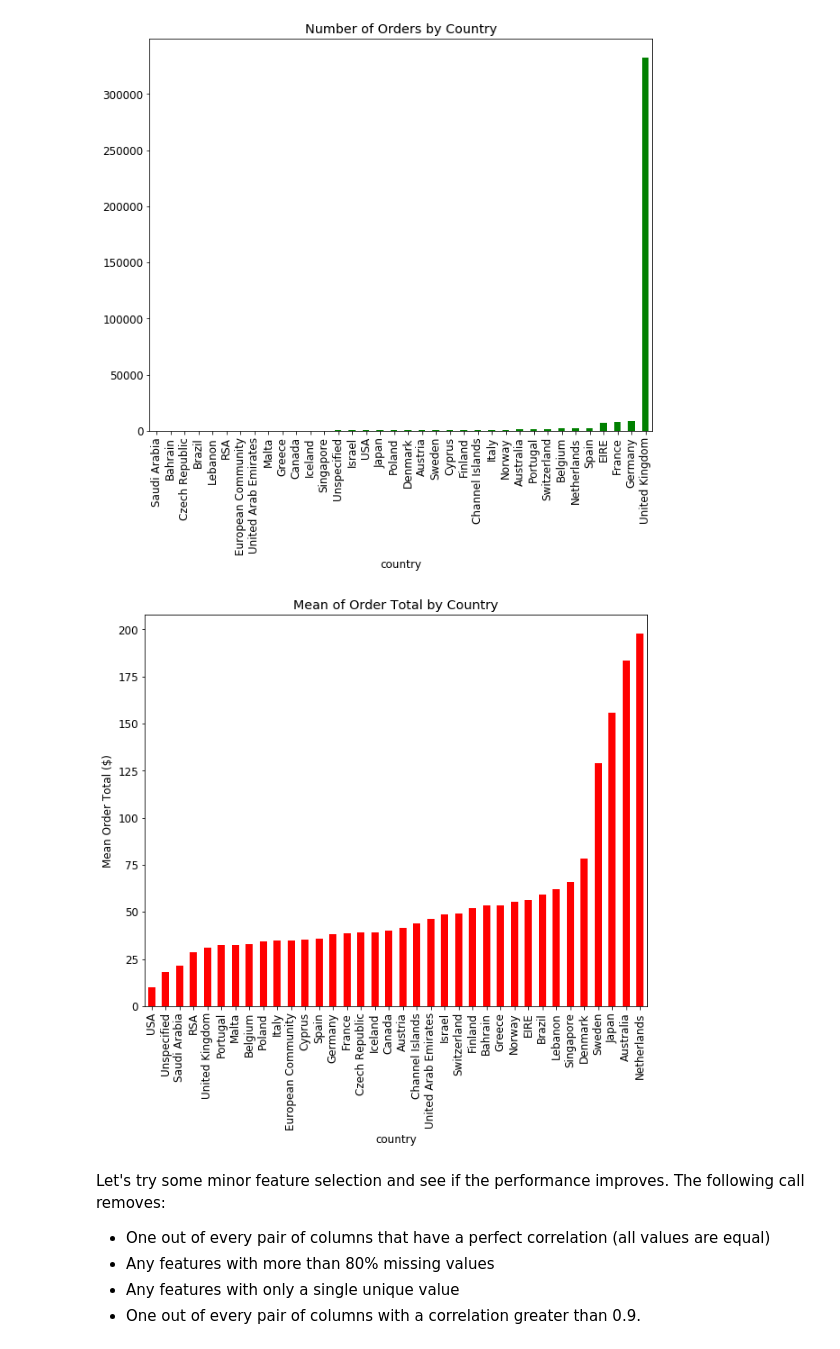
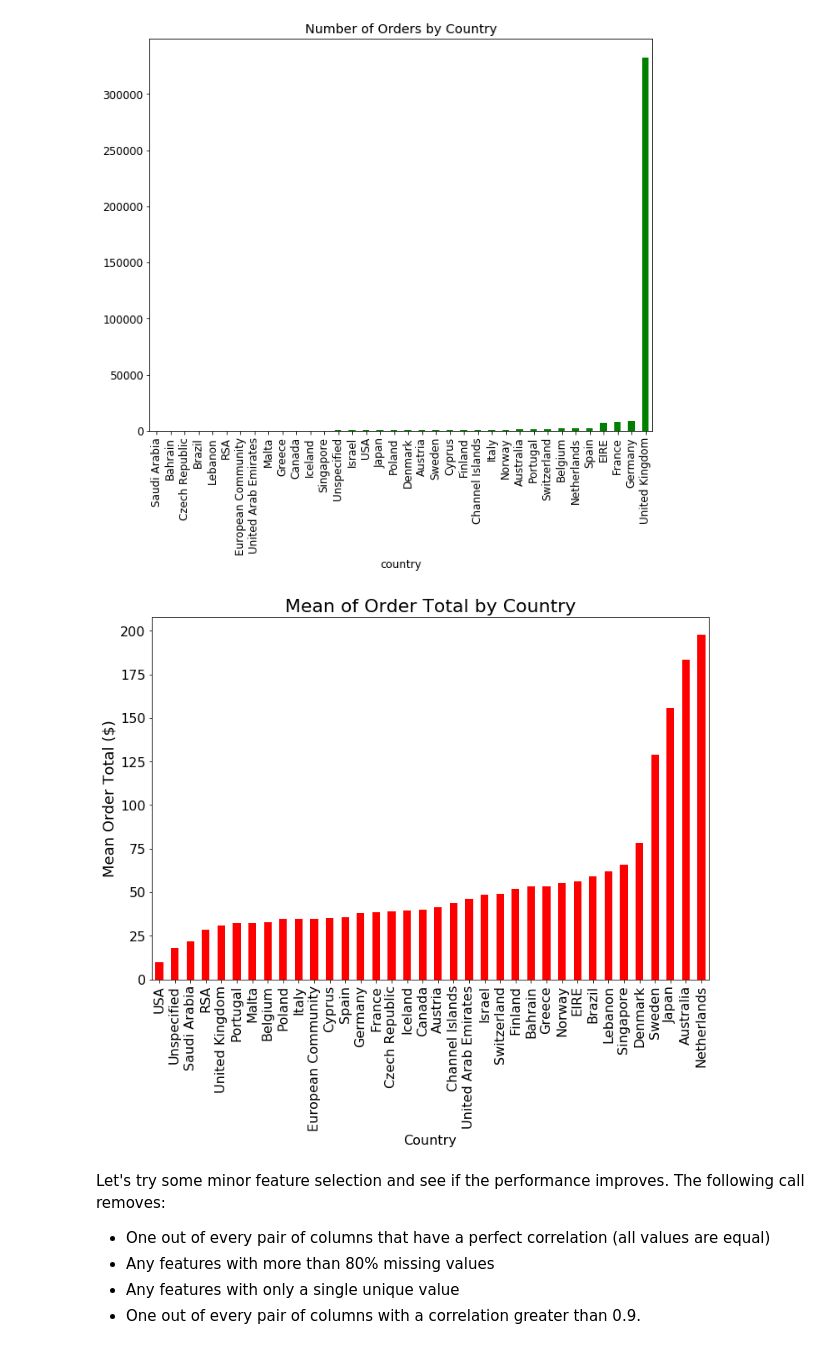
Before and after one commit to alteryx/Automated-Manual-Comparison, a Jupyter notebook: retail/notebooks/Automated Feature Engineering.ipynb, the cells around one changed output. Drawn from its saved outputs; the diff is of its cells as text; code cells hidden in the pictures.

```diff
--- a/retail/notebooks/Automated Feature Engineering.ipynb
+++ b/retail/notebooks/Automated Feature Engineering.ipynb
@@ -474,11 +515,12 @@ plt.title('Number of Orders by Country');
 [figure]
 # %%
 orders_by_country['mean'].sort_values().plot.bar(color = 'red',
-                                    figsize = (10, 8));
-plt.title('Mean of Order Total by Country');
-plt.ylabel('Mean Order Total ($)');
+                                    figsize = (12, 8));
+plt.title('Mean of Order Total by Country', size = 22);
+plt.ylabel('Mean Order Total ($)', size = 18); plt.xlabel('Country', size = 16)
+plt.xticks(size = 16); plt.yticks(size = 16);
 # %% [output]
-[figure, old version]
+[figure, new version]
 # %% [markdown]
 Let's try some minor feature selection and see if the performance improves. The following call
 removes:
```
Also changed, not shown: parts of 30 cells of this notebook, 14 other files.
